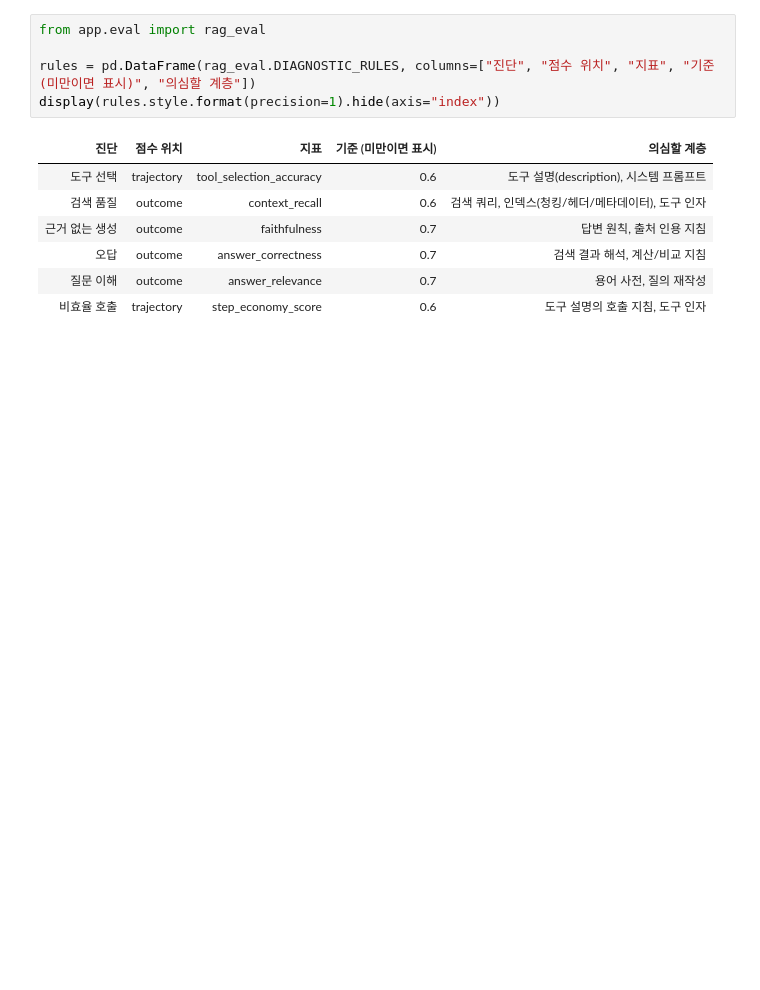
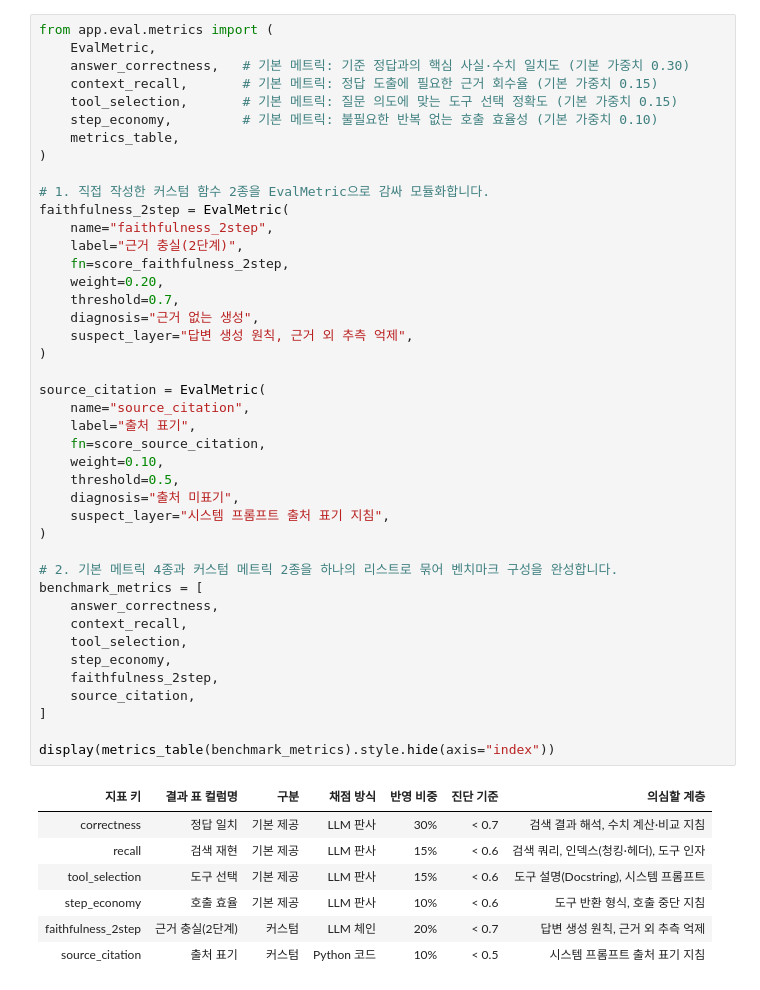
Before and after one commit to hukim1112/Agentic-RAG-course, a Jupyter notebook: notebooks/6_Evaluation.ipynb, the cells around one changed output. Cells and saved outputs as stored; diff of their text form; blank space fills up the shorter version.

```diff
--- a/notebooks/6_Evaluation.ipynb
+++ b/notebooks/6_Evaluation.ipynb
@@ -525,15 +477,52 @@ $$\text{종합 점수 (Composite)} = 0.4 \times \text{과정} + 0.6 \times \text
 # %%
-from app.eval import rag_eval
+from app.eval.metrics import (
+    EvalMetric,
+    answer_correctness,   # 기본 메트릭: 기준 정답과의 핵심 사실·수치 일치도 (기본 가중치 0.30)
+    context_recall,       # 기본 메트릭: 정답 도출에 필요한 근거 회수율 (기본 가중치 0.15)
+    tool_selection,       # 기본 메트릭: 질문 의도에 맞는 도구 선택 정확도 (기본 가중치 0.15)
+    step_economy,         # 기본 메트릭: 불필요한 반복 없는 호출 효율성 (기본 가중치 0.10)
+    metrics_table,
+)
 
-rules = pd.DataFrame(rag_eval.DIAGNOSTIC_RULES, columns=["진단", "점수 위치", "지표", "기준 (미만이면 표시)", "의심할 계층"])
-display(rules.style.format(precision=1).hide(axis="index"))
+# 1. 직접 작성한 커스텀 함수 2종을 EvalMetric으로 감싸 모듈화합니다.
+faithfulness_2step = EvalMetric(
+    name="faithfulness_2step",
+    label="근거 충실(2단계)",
+    fn=score_faithfulness_2step,
+    weight=0.20,
+    threshold=0.7,
+    diagnosis="근거 없는 생성",
+    suspect_layer="답변 생성 원칙, 근거 외 추측 억제",
+)
+
+source_citation = EvalMetric(
+    name="source_citation",
+    label="출처 표기",
+    fn=score_source_citation,
+    weight=0.10,
+    threshold=0.5,
+    diagnosis="출처 미표기",
+    suspect_layer="시스템 프롬프트 출처 표기 지침",
+)
+
+# 2. 기본 메트릭 4종과 커스텀 메트릭 2종을 하나의 리스트로 묶어 벤치마크 구성을 완성합니다.
+benchmark_metrics = [
+    answer_correctness,
+    context_recall,
+    tool_selection,
+    step_economy,
+    faithfulness_2step,
+    source_citation,
+]
+
+display(metrics_table(benchmark_metrics).style.hide(axis="index"))
 # %% [output]
-| 진단 | 점수 위치 | 지표 | 기준 (미만이면 표시) | 의심할 계층 |
-| 도구 선택 | trajectory | tool_selection_accuracy | 0.6 | 도구 설명(description), 시스템 프롬프트 |
-| 검색 품질 | outcome | context_recall | 0.6 | 검색 쿼리, 인덱스(청킹/헤더/메타데이터), 도구 인자 |
-| 근거 없는 생성 | outcome | faithfulness | 0.7 | 답변 원칙, 출처 인용 지침 |
-| 오답 | outcome | answer_correctness | 0.7 | 검색 결과 해석, 계산/비교 지침 |
-| 질문 이해 | outcome | answer_relevance | 0.7 | 용어 사전, 질의 재작성 |
-| 비효율 호출 | trajectory | step_economy_score | 0.6 | 도구 설명의 호출 지침, 도구 인자 |
+| 지표 키 | 결과 표 컬럼명 | 구분 | 채점 방식 | 반영 비중 | 진단 기준 | 의심할 계층 |
+| correctness | 정답 일치 | 기본 제공 | LLM 판사 | 30% | < 0.7 | 검색 결과 해석, 수치 계산·비교 지침 |
+| recall | 검색 재현 | 기본 제공 | LLM 판사 | 15% | < 0.6 | 검색 쿼리, 인덱스(청킹·헤더), 도구 인자 |
+| tool_selection | 도구 선택 | 기본 제공 | LLM 판사 | 15% | < 0.6 | 도구 설명(Docstring), 시스템 프롬프트 |
+| step_economy | 호출 효율 | 기본 제공 | LLM 판사 | 10% | < 0.6 | 도구 반환 형식, 호출 중단 지침 |
+| faithfulness_2step | 근거 충실(2단계) | 커스텀 | LLM 체인 | 20% | < 0.7 | 답변 생성 원칙, 근거 외 추측 억제 |
+| source_citation | 출처 표기 | 커스텀 | Python 코드 | 10% | < 0.5 | 시스템 프롬프트 출처 표기 지침 |
 # %% [markdown]
 ---
```
Also changed, not shown: parts of 41 cells of this notebook, 5 other files.
